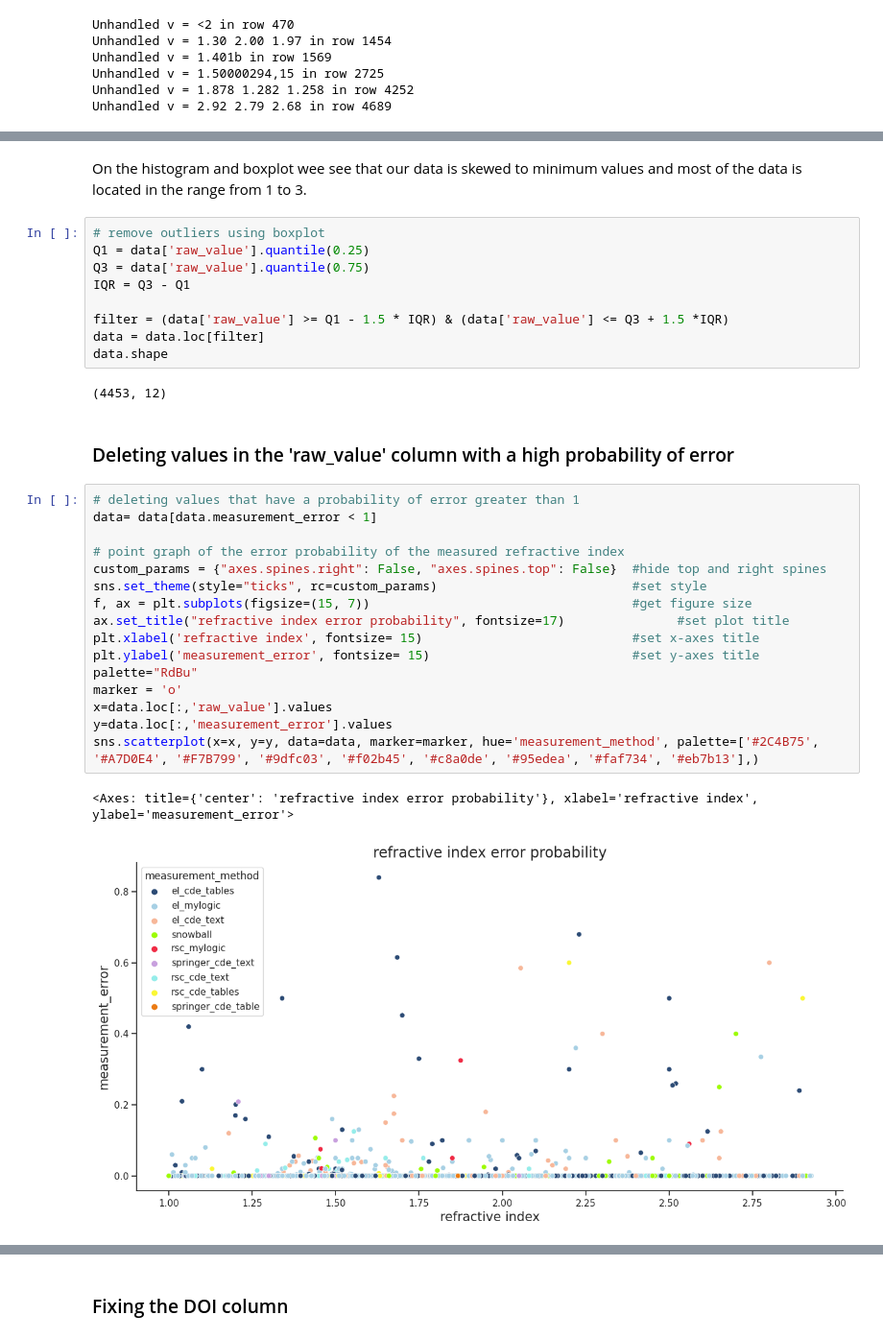
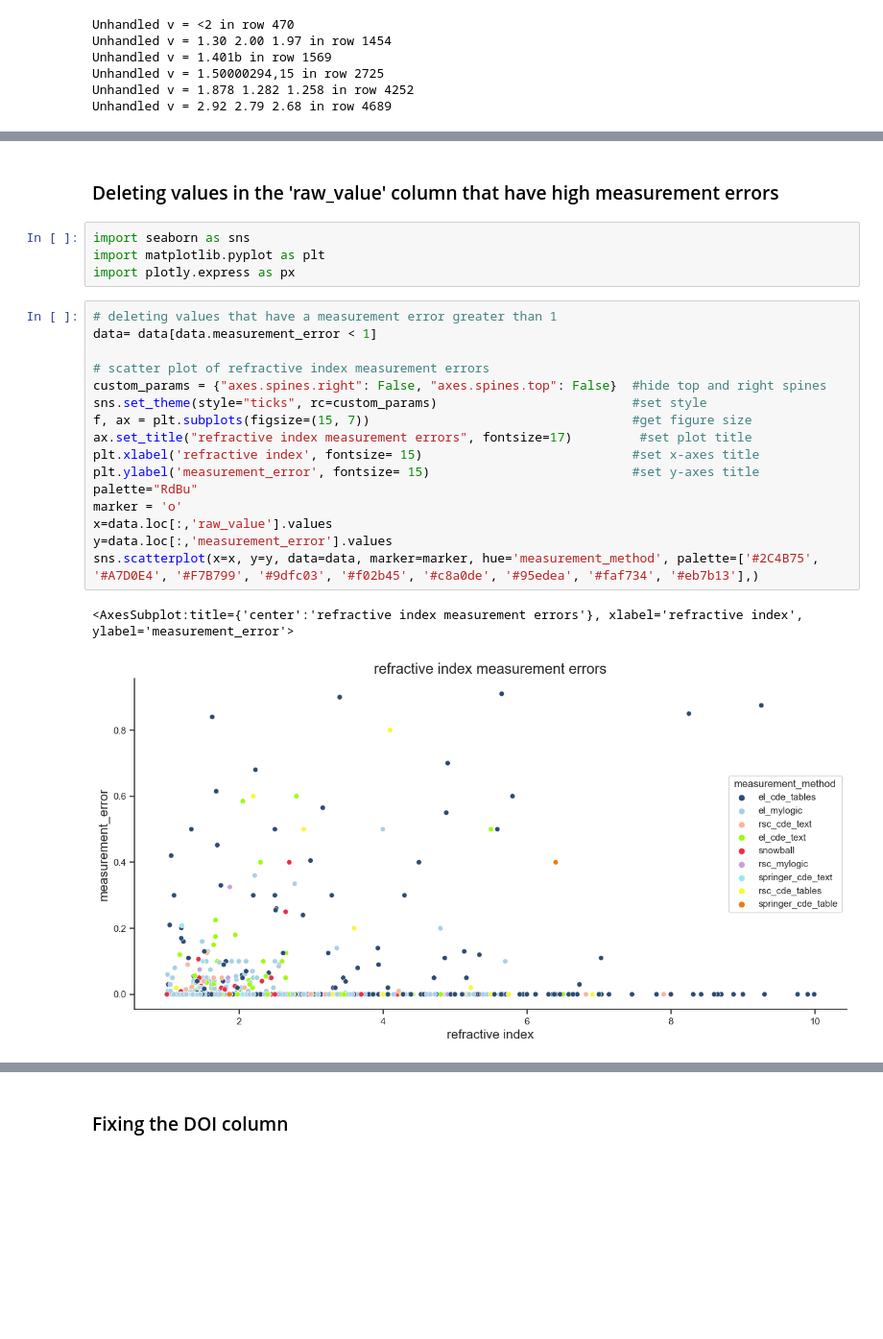
Before and after one commit to AsyaOrlova/ChemAlgorithmsCourse, a Jupyter notebook: hw_1.ipynb, the cells around one changed output, grey strips where cells are left out. Shown: that part at 96% size. Drawn from its saved outputs; the diff is of its cells as text; blank space fills up the shorter version.

```diff
--- a/hw_1.ipynb
+++ b/hw_1.ipynb
@@ -209,34 +156,25 @@ plt.show()
-# %% [markdown]
-On the histogram and boxplot wee see that our data is skewed to minimum values and most of the data is located in the range from 1 to 3.
-# %%
-# remove outliers using boxplot
-Q1 = data['raw_value'].quantile(0.25)
-Q3 = data['raw_value'].quantile(0.75)
-IQR = Q3 - Q1
-
-filter = (data['raw_value'] >= Q1 - 1.5 * IQR) & (data['raw_value'] <= Q3 + 1.5 *IQR)
-data = data.loc[filter]
-data.shape
-# %% [output]
-(4453, 12)
 # %% [markdown]
-### Deleting values in the 'raw_value' column with a high probability of error
+### Deleting values in the 'raw_value' column that have high measurement errors
+# %%
+import seaborn as sns
+import matplotlib.pyplot as plt
+import plotly.express as px
 # %%
-# deleting values that have a probability of error greater than 1
+# deleting values that have a measurement error greater than 1
 data= data[data.measurement_error < 1]
 
-# point graph of the error probability of the measured refractive index
+# scatter plot of refractive index measurement errors
 custom_params = {"axes.spines.right": False, "axes.spines.top": False}  #hide top and right spines
 sns.set_theme(style="ticks", rc=custom_params)                          #set style
 f, ax = plt.subplots(figsize=(15, 7))                                   #get figure size
-ax.set_title("refractive index error probability", fontsize=17)               #set plot title
+ax.set_title("refractive index measurement errors", fontsize=17)         #set plot title
 plt.xlabel('refractive index', fontsize= 15)                            #set x-axes title
 plt.ylabel('measurement_error', fontsize= 15)                           #set y-axes title
 palette="RdBu"
 marker = 'o'
 x=data.loc[:,'raw_value'].values
 y=data.loc[:,'measurement_error'].values
 sns.scatterplot(x=x, y=y, data=data, marker=marker, hue='measurement_method', palette=['#2C4B75', '#A7D0E4', '#F7B799', '#9dfc03', '#f02b45', '#c8a0de', '#95edea', '#faf734', '#eb7b13'],)
 # %% [output]
-<Axes: title={'center': 'refractive index error probability'}, xlabel='refractive index', ylabel='measurement_error'>
+<AxesSubplot:title={'center':'refractive index measurement errors'}, xlabel='refractive index', ylabel='measurement_error'>
-[figure, old version]
+[figure, new version]
```
Also changed, not shown: parts of 40 cells of this notebook.
